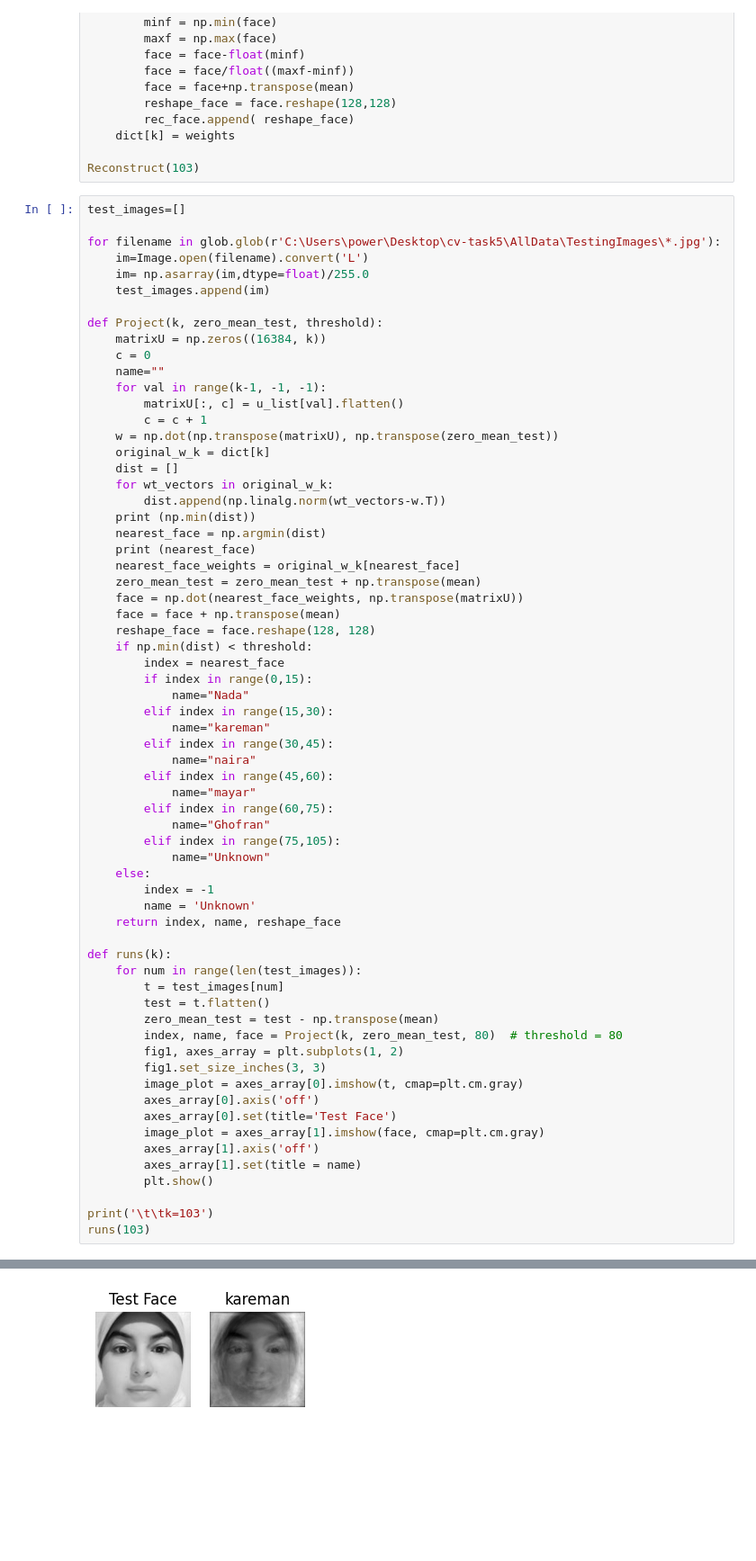
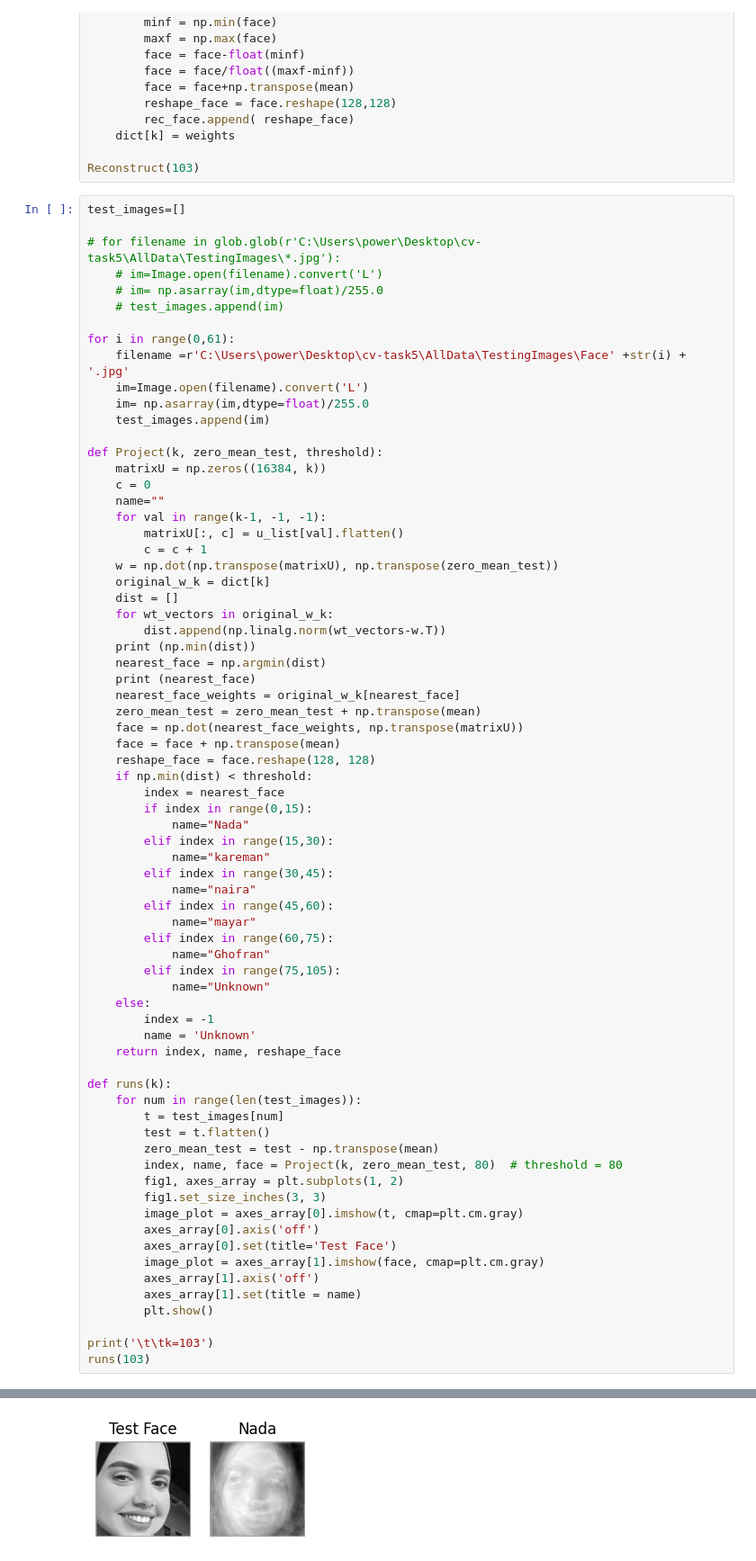
Before and after one commit to Nada-21/Face-Recognition, a Jupyter notebook: RecognizeNote.ipynb, the cells around one changed output, grey strips where cells are left out. Shown at 90% size. Saved outputs shown, nothing was run; the diff lists cells and outputs as text; blank space fills up the shorter version.

```diff
--- a/RecognizeNote.ipynb
+++ b/RecognizeNote.ipynb
@@ -89,7 +89,13 @@ Reconstruct(103)
 # %%
 test_images=[]
 
-for filename in glob.glob(r'C:\Users\power\Desktop\cv-task5\AllData\TestingImages\*.jpg'):
+# for filename in glob.glob(r'C:\Users\power\Desktop\cv-task5\AllData\TestingImages\*.jpg'):
+    # im=Image.open(filename).convert('L')
+    # im= np.asarray(im,dtype=float)/255.0
+    # test_images.append(im)
+
+for i in range(0,61):
+    filename =r'C:\Users\power\Desktop\cv-task5\AllData\TestingImages\Face' +str(i) + '.jpg'
     im=Image.open(filename).convert('L')
     im= np.asarray(im,dtype=float)/255.0
     test_images.append(im)
@@ -164 +170 @@ runs(103)
-[figure, old version]
+[figure, new version]
```
Also changed, not shown: parts of 2 cells of this notebook, 7 other files.
